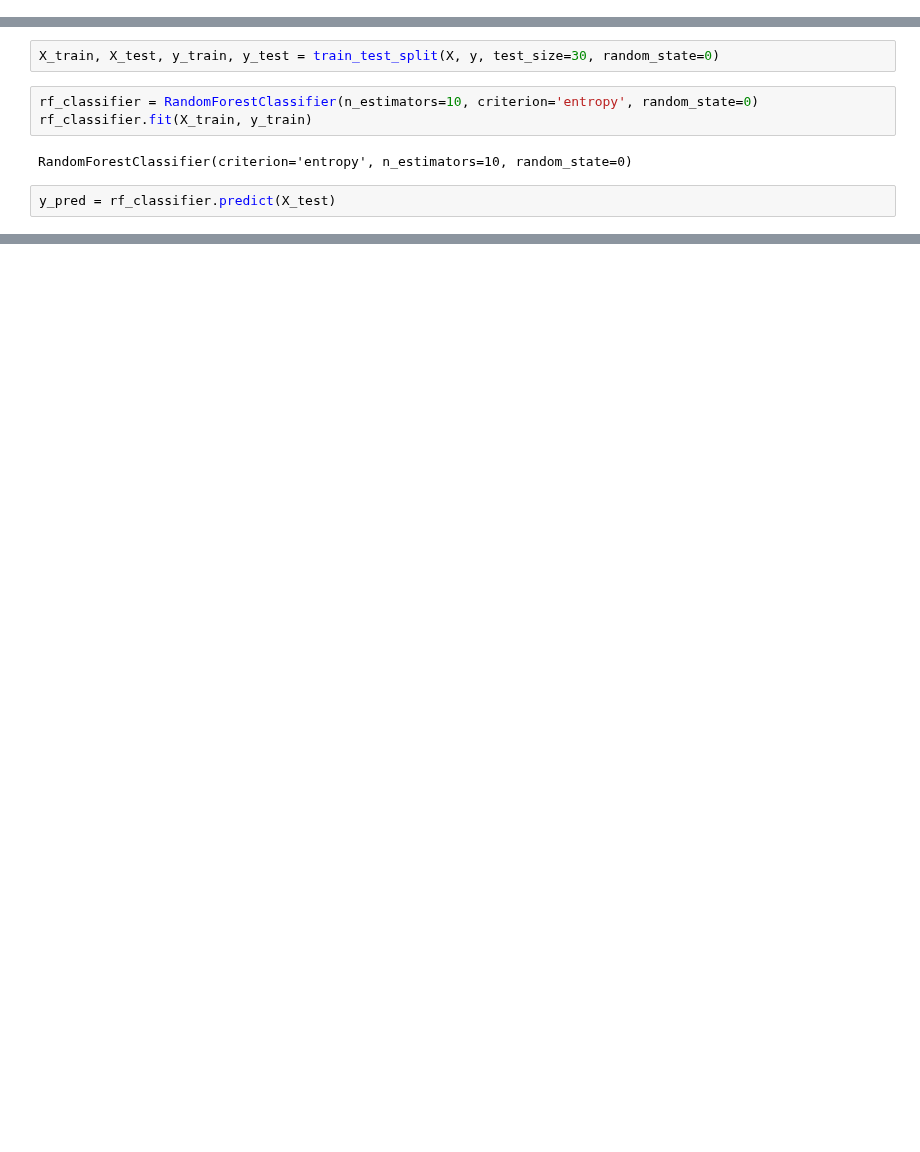
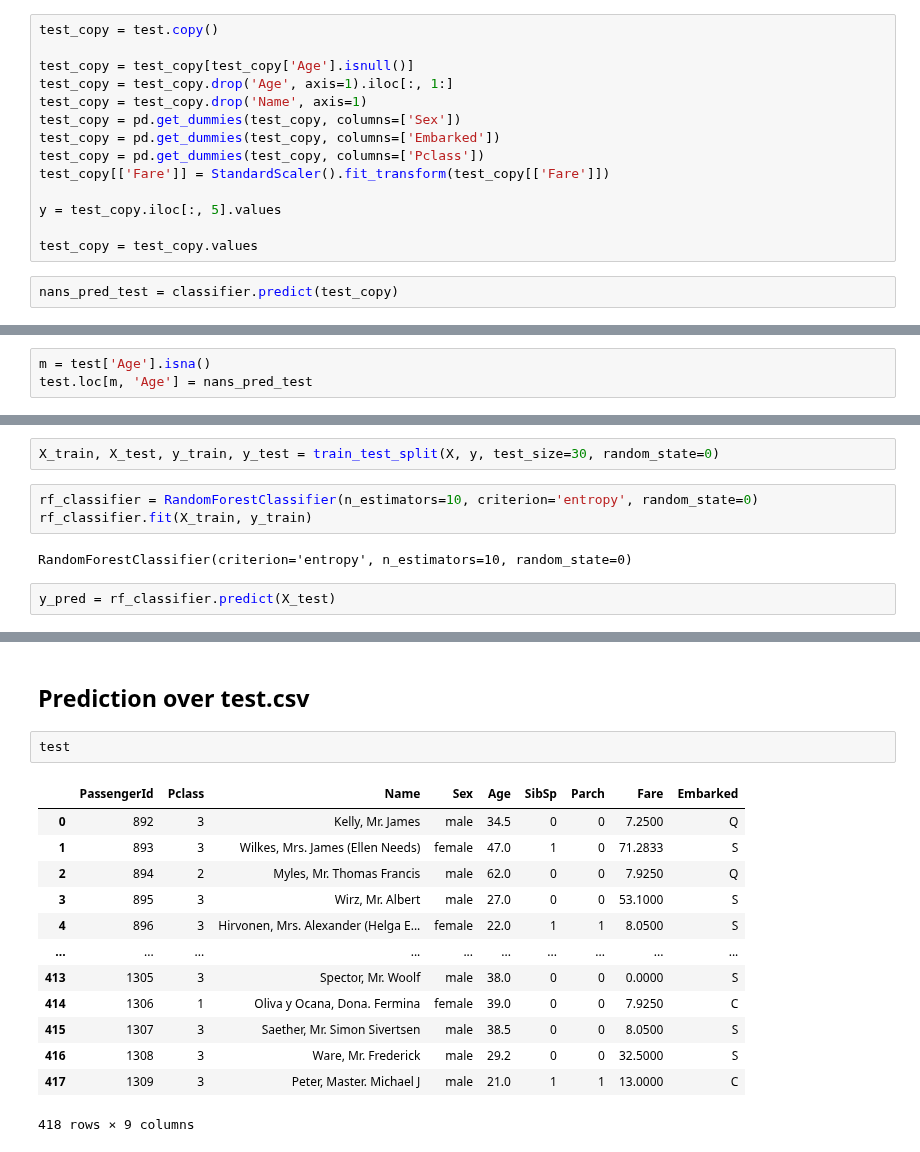
Before and after one commit to GZabalaG/AIMaster, a Jupyter notebook: Datasets_Analysis/titanic_survivors.ipynb, the cells around one changed output, grey strips where cells are left out. Saved outputs shown, nothing was run; the diff lists cells and outputs as text; blank space fills up the shorter version.

```diff
--- a/Datasets_Analysis/titanic_survivors.ipynb
+++ b/Datasets_Analysis/titanic_survivors.ipynb
@@ -648,0 +683,16 @@ train
+# %%
+test_copy = test.copy()
+
+test_copy = test_copy[test_copy['Age'].isnull()]
+test_copy = test_copy.drop('Age', axis=1).iloc[:, 1:]
+test_copy = test_copy.drop('Name', axis=1)
+test_copy = pd.get_dummies(test_copy, columns=['Sex'])
+test_copy = pd.get_dummies(test_copy, columns=['Embarked'])
+test_copy = pd.get_dummies(test_copy, columns=['Pclass'])
+test_copy[['Fare']] = StandardScaler().fit_transform(test_copy[['Fare']])
+
+y = test_copy.iloc[:, 5].values
+
+test_copy = test_copy.values
+# %%
+nans_pred_test = classifier.predict(test_copy)
@@ -649,3 +703,6 @@ train
+# %%
+m = test['Age'].isna()
+test.loc[m, 'Age'] = nans_pred_test
 # %% [markdown]
 That's all... for now.
 # %% [markdown]
@@ -726 +798,19 @@ Confussion matrix:
 Accuracy: 0.83
+# %% [markdown]
+## Prediction over test.csv
+# %%
+test
+# %% [output]
+|  | PassengerId | Pclass | Name | Sex | Age | SibSp | Parch | Fare | Embarked |
+| 0 | 892 | 3 | Kelly, Mr. James | male | 34.5 | 0 | 0 | 7.2500 | Q |
+| 1 | 893 | 3 | Wilkes, Mrs. James (Ellen Needs) | female | 47.0 | 1 | 0 | 71.2833 | S |
+| 2 | 894 | 2 | Myles, Mr. Thomas Francis | male | 62.0 | 0 | 0 | 7.9250 | Q |
+| 3 | 895 | 3 | Wirz, Mr. Albert | male | 27.0 | 0 | 0 | 53.1000 | S |
+| 4 | 896 | 3 | Hirvonen, Mrs. Alexander (Helga E... | female | 22.0 | 1 | 1 | 8.0500 | S |
+| ... | ... | ... | ... | ... | ... | ... | ... | ... | ... |
+| 413 | 1305 | 3 | Spector, Mr. Woolf | male | 38.0 | 0 | 0 | 0.0000 | S |
+| 414 | 1306 | 1 | Oliva y Ocana, Dona. Fermina | female | 39.0 | 0 | 0 | 7.9250 | C |
+| 415 | 1307 | 3 | Saether, Mr. Simon Sivertsen | male | 38.5 | 0 | 0 | 8.0500 | S |
+| 416 | 1308 | 3 | Ware, Mr. Frederick | male | 29.2 | 0 | 0 | 32.5000 | S |
+| 417 | 1309 | 3 | Peter, Master. Michael J | male | 21.0 | 1 | 1 | 13.0000 | C |
+418 rows × 9 columns
```
Also changed, not shown: parts of 22 cells of this notebook.
